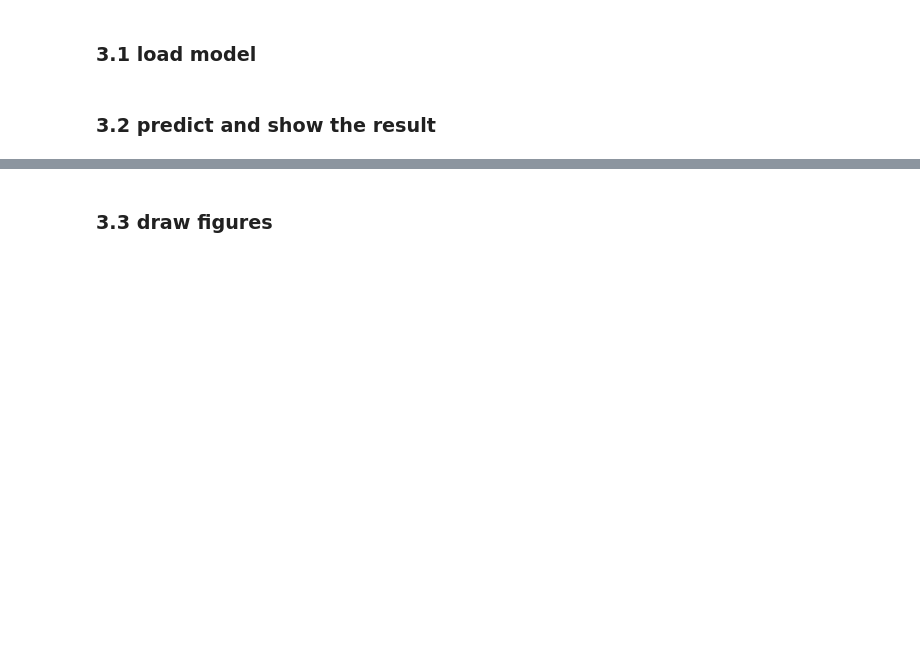
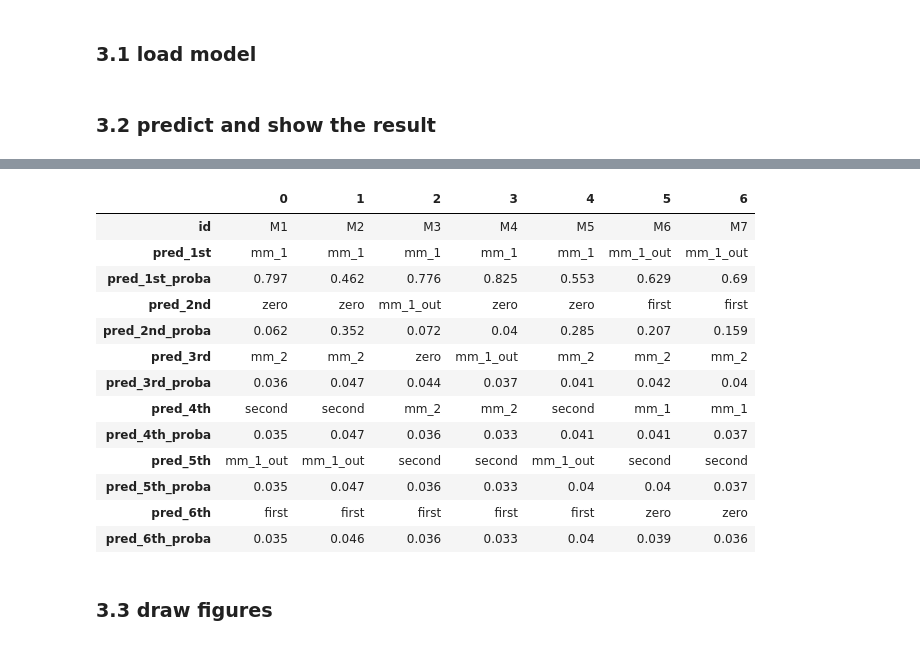
Before and after one commit to tom832/Classification_of_Substrate_Orders_in_Reaction_Kinetics, a Jupyter notebook: ag_experiments.ipynb, the cells around one changed output, grey strips where cells are left out. Cells and saved outputs as stored; diff of their text form; code cells hidden in the pictures; blank space fills up the shorter version.

```diff
--- a/ag_experiments.ipynb
+++ b/ag_experiments.ipynb
@@ -702,3 +713,21 @@ df_exp_pred_results_6_class
+# %%
+df_exp_pred_results_6_class_T = df_exp_pred_results_6_class.T
+df_exp_pred_results_6_class_T
+# %% [output]
+|  | 0 | 1 | 2 | 3 | 4 | 5 | 6 |
+| id | M1 | M2 | M3 | M4 | M5 | M6 | M7 |
+| pred_1st | mm_1 | mm_1 | mm_1 | mm_1 | mm_1 | mm_1_out | mm_1_out |
+| pred_1st_proba | 0.797 | 0.462 | 0.776 | 0.825 | 0.553 | 0.629 | 0.69 |
+| pred_2nd | zero | zero | mm_1_out | zero | zero | first | first |
+| pred_2nd_proba | 0.062 | 0.352 | 0.072 | 0.04 | 0.285 | 0.207 | 0.159 |
+| pred_3rd | mm_2 | mm_2 | zero | mm_1_out | mm_2 | mm_2 | mm_2 |
+| pred_3rd_proba | 0.036 | 0.047 | 0.044 | 0.037 | 0.041 | 0.042 | 0.04 |
+| pred_4th | second | second | mm_2 | mm_2 | second | mm_1 | mm_1 |
+| pred_4th_proba | 0.035 | 0.047 | 0.036 | 0.033 | 0.041 | 0.041 | 0.037 |
+| pred_5th | mm_1_out | mm_1_out | second | second | mm_1_out | second | second |
+| pred_5th_proba | 0.035 | 0.047 | 0.036 | 0.033 | 0.04 | 0.04 | 0.037 |
+| pred_6th | first | first | first | first | first | zero | zero |
+| pred_6th_proba | 0.035 | 0.046 | 0.036 | 0.033 | 0.04 | 0.039 | 0.036 |
 # %% [markdown]
 ### 3.3 draw figures
 # %%
```
Also changed, not shown: parts of 9 cells of this notebook, 6 other files.
